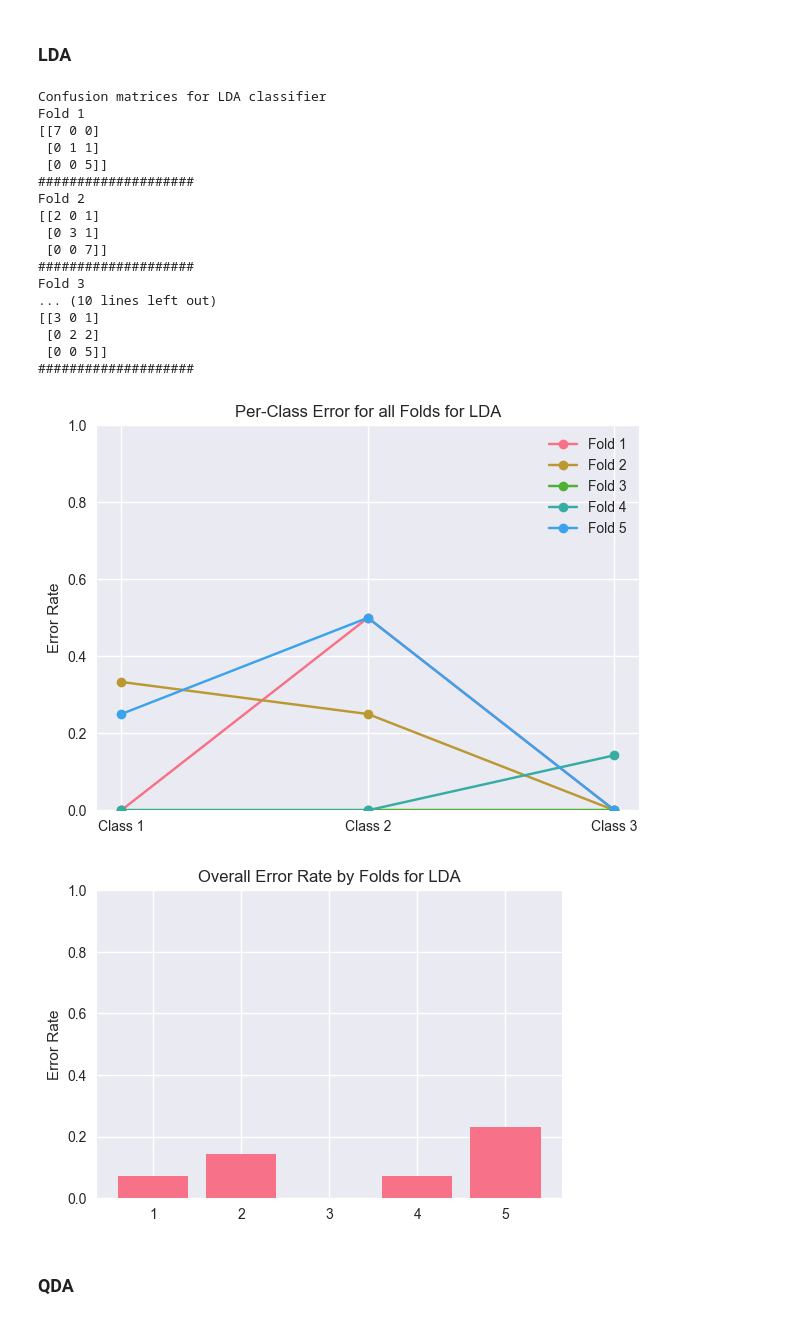
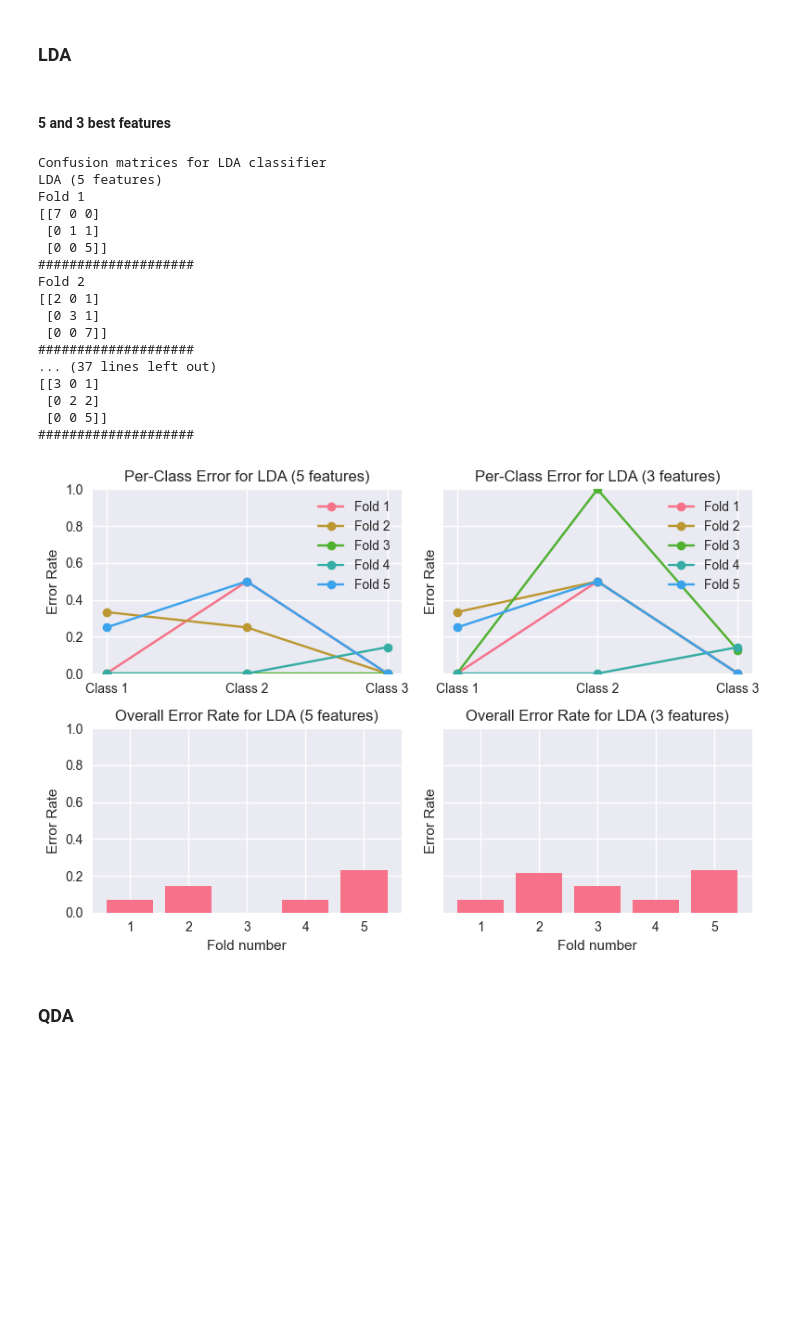
Before and after one commit to ivokusi/ME453-Final-Project, a Jupyter notebook: main.ipynb, the cells around one changed output. Drawn from its saved outputs; the diff is of its cells as text; code cells hidden in the pictures; blank space fills up the shorter version.

Commit message:
latest analysis

```diff
--- a/main.ipynb
+++ b/main.ipynb
@@ -273,7 +273,9 @@ We used K-Fold Cross-Validation to split the dataset as it provides a more relia
 # %%
 from part4b import classify
 
-X = df_data4[best_features].iloc[:, :]
-y = df_data4.iloc[:,1]
+X = df_data4.iloc[:, 2:]
+y = df_data4.iloc[:, 1]
+
+best_3_features = best_features[:3]
 # %% [markdown]
 ### LDA
@@ -280,4 +284,4 @@ y = df_data4.iloc[:,1]
 # %%
 lda = LDA()
-_, confusion_matrices_lda = classify(X, y, lda, "Linear Discriminant Analysis")
+_, confusion_matrices_lda = classify(X[best_features], y, lda, "Linear Discriminant Analysis")
 # %% [output]
@@ -299,0 +291,3 @@ Average Linear Discriminant Analysis Accuracy: 0.8967032967032967
+# %%
+lda = LDA()
+_, best_3_confusion_matrices_lda = classify(X[best_3_features], y, lda, "Linear Discriminant Analysis")
@@ -415,28 +457,29 @@ and classifier for this dataset, and justify your recommendation.
 from part4c import error_plots
 # %% [markdown]
 ### LDA
+# %% [markdown]
+#### 5 and 3 best features
 # %%
 print("Confusion matrices for LDA classifier")
-error_plots(confusion_matrices_lda, "LDA")
+error_plots([confusion_matrices_lda, best_3_confusion_matrices_lda], ["LDA (5 features)", "LDA (3 features)"])
 # %% [output]
 Confusion matrices for LDA classifier
+LDA (5 features)
 Fold 1
 [[7 0 0]
  [0 1 1]
  [0 0 5]]
 ####################
 Fold 2
 [[2 0 1]
  [0 3 1]
  [0 0 7]]
 ####################
-Fold 3
-... (10 lines left out)
+... (37 lines left out)
 [[3 0 1]
  [0 2 2]
  [0 0 5]]
 ####################
-[figure, old version]
+[figure, new version]
-[figure, removed]
 # %% [markdown]
 ### QDA
```
Also changed, not shown: parts of 37 cells of this notebook, 2 other files.
